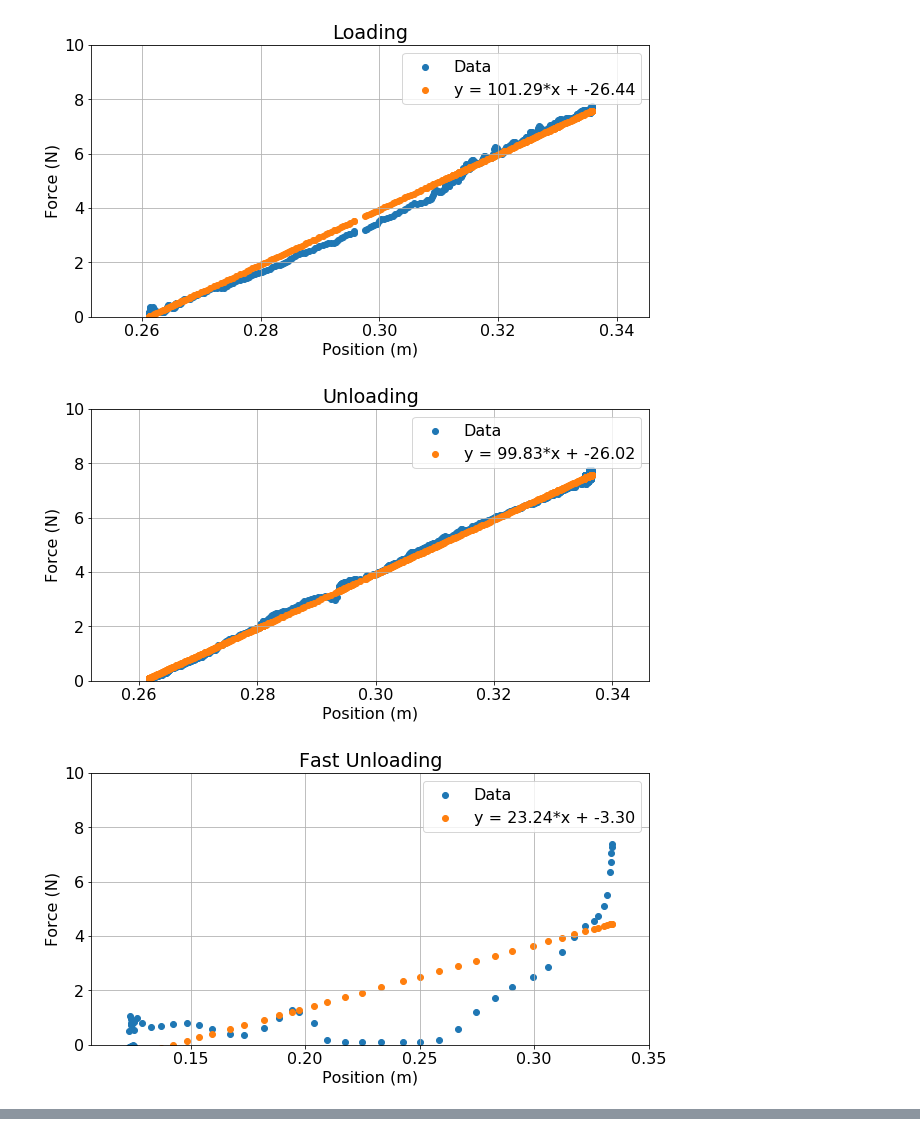
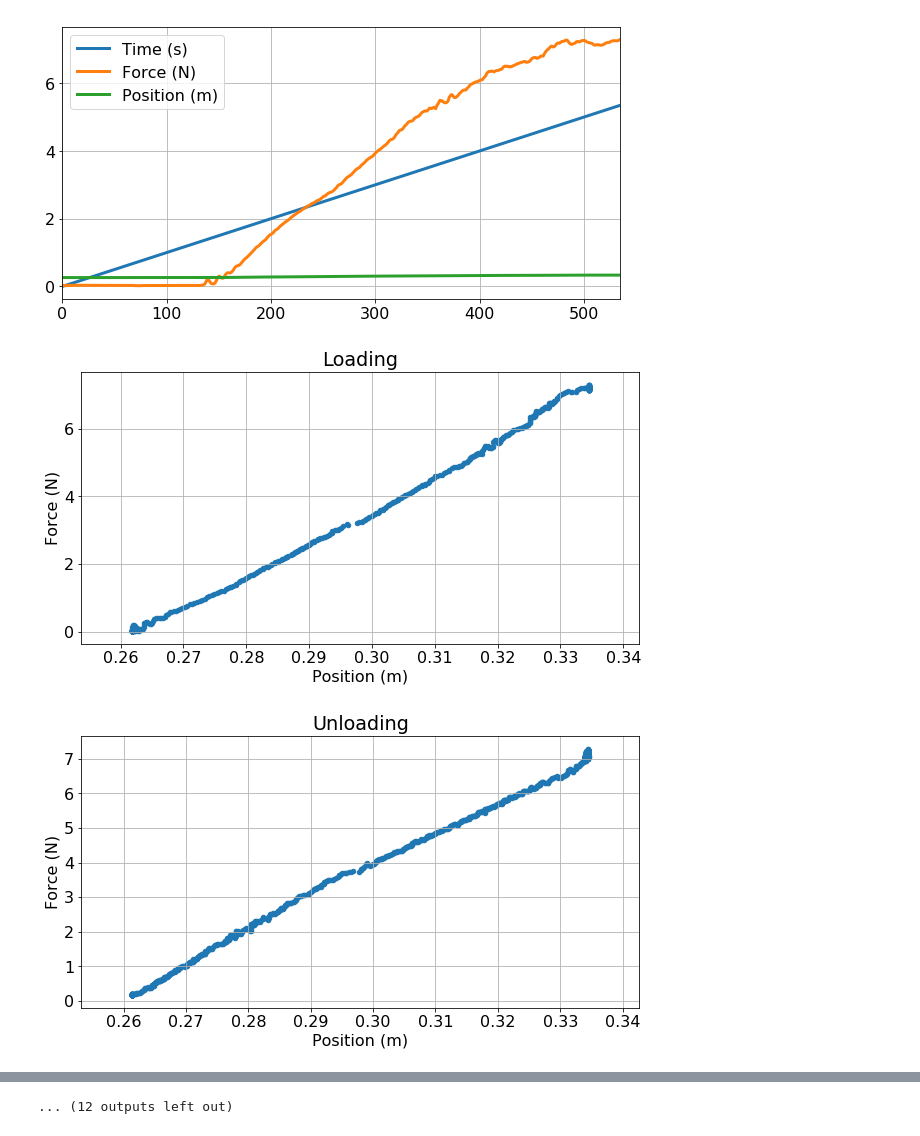
Before and after one commit to csvance/data-analysis, a Jupyter notebook: hookes_law.ipynb, the cells around one changed output, grey strips where cells are left out. Drawn from its saved outputs; the diff is of its cells as text; code cells hidden in the pictures.

Commit message:
3x runs of data / add force curve

```diff
--- a/hookes_law.ipynb
+++ b/hookes_law.ipynb
@@ -9,19 +9,3 @@ matplotlib.rcParams['figure.figsize'] = [10., 5.]
 matplotlib.rcParams["font.size"] = "16"
 matplotlib.rcParams["lines.linewidth"] = "3"
 matplotlib.rcParams["axes.grid"] = True
-# %%
-df = pd.read_csv('loading_unloading.csv')
-df = df.abs()
-
-df_loading = df[:df['Force (N)'].argmax()]
-df_unloading = df[df['Force (N)'].argmax():]
-
-df_loading.plot.scatter(title='Loading', x='Position (m)', y='Force (N)')
-df_unloading.plot.scatter(title='Unloading', x='Position (m)', y='Force (N)')
-
-df = pd.read_csv('fast_unloading.csv')
-df['Force (N)'] = df['Force (N)'] * -1
-
-df_fastunloading = df[2040:2152]
-df_fastunloading.plot(title='Fast Unloading', x='Time (s)')
-df_fastunloading.plot.scatter(title='Fast Unloading', x='Position (m)', y='Force (N)')
@@ -44,45 +22,77 @@ def scatter_plot(key, x_vals, y_vals):
 
     linear_vals = np.zeros((x_vals.shape[0]))
     for x_idx, x in enumerate(x_vals):
         linear_vals[x_idx] = linear_function(x, m, b)
 
     plt.scatter(x_vals, y_vals)
     plt.scatter(x_vals, linear_vals)
     axes = plt.gca()
     axes.set_ylim([0, 10])
     plt.ylabel('Force (N)')
     plt.xlabel('Position (m)')
 
     legend_data = "Data"
     legend_fit = "y = %.2f*x + %.2f" % (m, b)
     plt.legend([legend_data, legend_fit])
     title = key
     plt.title(title)
     plt.savefig(title)
     plt.show()
 
 
-ndarray_loading = df_loading.as_matrix(columns=['Position (m)', 'Force (N)'])
+def plot_num(num, range_a, range_b):
+    df = pd.read_csv('loading_unloading_%d.csv' % num)
+    df['Force (N)'] = df['Force (N)'] * -1
 
-x_vals = ndarray_loading[:,0]
-y_vals = ndarray_loading[:,1]
+    df_loading = df[:df['Force (N)'].argmax()]
+    df_unloading = df[df['Force (N)'].argmax():]
 
-scatter_plot('Loading', x_vals, y_vals)
+    df_loading.plot()
+    plt.show()
 
-ndarray_unloading = df_unloading.as_matrix(columns=['Position (m)', 'Force (N)'])
+    df_loading.plot.scatter(title='Loading', x='Position (m)', y='Force (N)')
+    plt.show()
 
-x_vals = ndarray_unloading[:,0]
-y_vals = ndarray_unloading[:,1]
+    df_unloading.plot.scatter(title='Unloading', x='Position (m)', y='Force (N)')
+    plt.show()
 
-scatter_plot('Unloading', x_vals, y_vals)
+    df = pd.read_csv('fast_unloading_%d.csv' % num)
+    df['Force (N)'] = df['Force (N)'] * -1
 
-ndarray_fastunloading = df_fastunloading.as_matrix(columns=['Position (m)', 'Force (N)'])
+    if range_a is not None:
+        df_fastunloading = df[range_a:range_b]
+    else:
+        df_fastunloading = df
+    df_fastunloading.plot(title='Fast Unloading', x='Time (s)')
+    df_fastunloading.plot.scatter(title='Fast Unloading', x='Position (m)', y='Force (N)')
+    plt.show()
 
-x_vals = ndarray_fastunloading[:,0]
-y_vals = ndarray_fastunloading[:,1]
+    ndarray_loading = df_loading.as_matrix(columns=['Position (m)', 'Force (N)'])
 
-scatter_plot('Fast Unloading', x_vals, y_vals)
+    x_vals = ndarray_loading[:,0]
+    y_vals = ndarray_loading[:,1]
+
+    scatter_plot('Loading #%d' % num, x_vals, y_vals)
+
+    ndarray_unloading = df_unloading.as_matrix(columns=['Position (m)', 'Force (N)'])
+
+    x_vals = ndarray_unloading[:,0]
+    y_vals = ndarray_unloading[:,1]
+
+    scatter_plot('Unloading #%d' % num, x_vals, y_vals)
+
+    ndarray_fastunloading = df_fastunloading.as_matrix(columns=['Position (m)', 'Force (N)'])
+
+    x_vals = ndarray_fastunloading[:,0]
+    y_vals = ndarray_fastunloading[:,1]
+
+    scatter_plot('Fast Unloading #%d' % num, x_vals, y_vals)
+
+
+plot_num(1, 2013, 2037)
+plot_num(2, 2090, 2105)
+plot_num(3, 2040, 2060)
 # %% [output]
-[figure, old version]
+[figure, new version]
-[figure, old version]
+[figure, new version]
-[figure, old version]
+[figure, new version]
@@ -88,0 +108 @@ scatter_plot('Fast Unloading', x_vals, y_vals)
+... (12 outputs left out)
```
Also changed, not shown: parts of 3 cells of this notebook, 9 other files.
